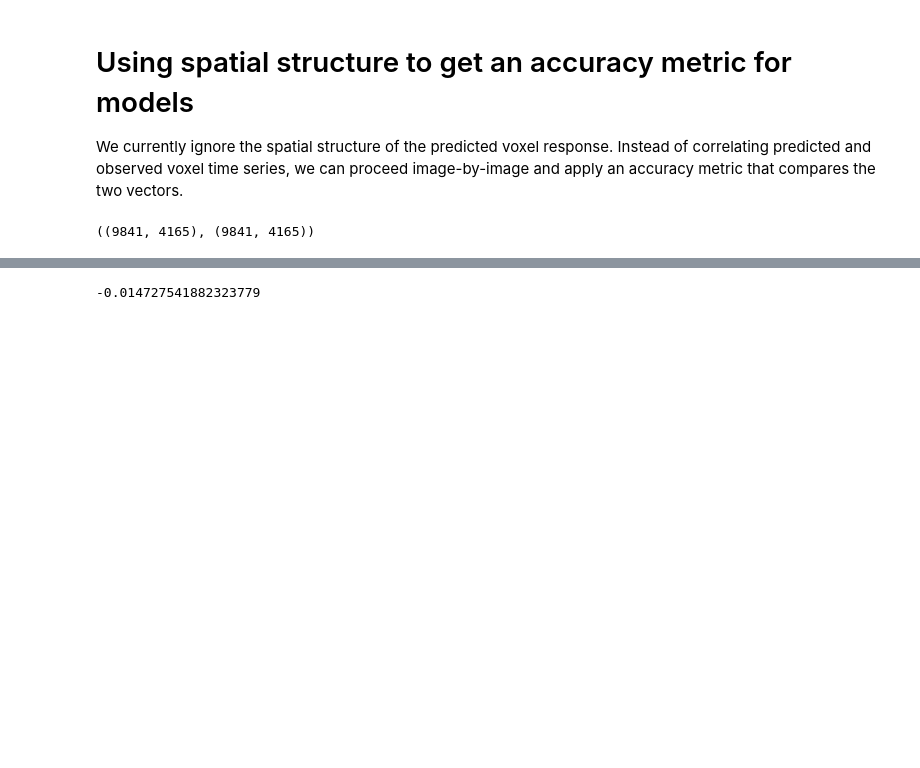
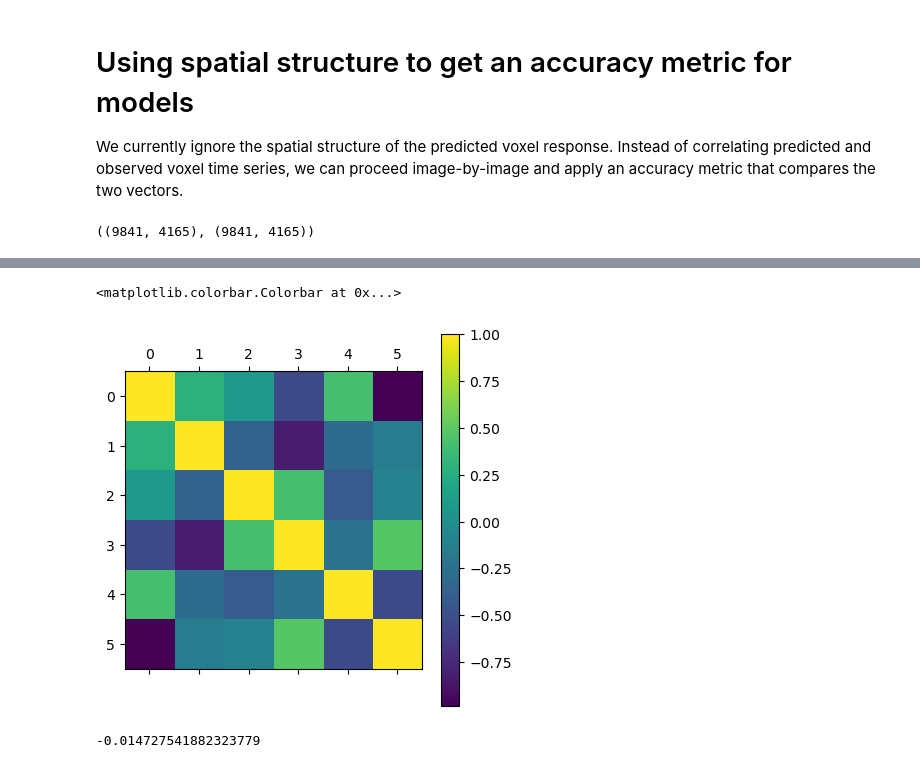
Before and after one commit to hrdkbhatnagar/nsd-static-saliency, a Jupyter notebook: scripts/08_Improving_predictions.ipynb, the cells around one changed output, grey strips where cells are left out. Saved outputs shown, nothing was run; the diff lists cells and outputs as text; code cells hidden in the pictures; blank space fills up the shorter version.

```diff
--- a/scripts/08_Improving_predictions.ipynb
+++ b/scripts/08_Improving_predictions.ipynb
@@ -954,3 +1180,9 @@ similarity_cos_v1_dg.shape
+# %%
+plt.matshow(corr)
+plt.colorbar()
+# %% [output]
+<matplotlib.colorbar.Colorbar at 0x...>
+[figure, added]
 # %%
 np.mean(similarity_cos_v1_dg)
 # %% [output]
```
Also changed, not shown: parts of 37 cells of this notebook, 1 other file.
